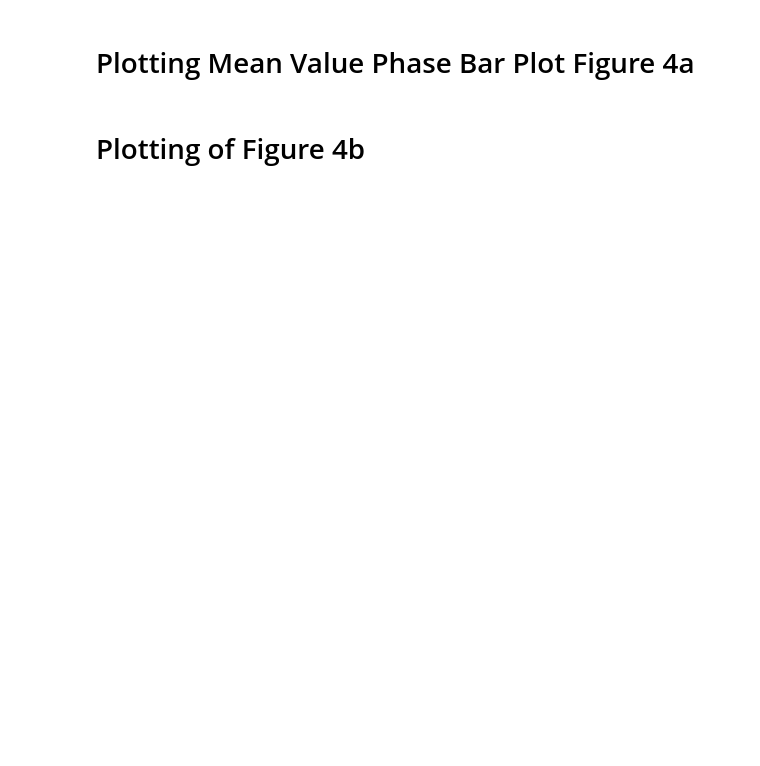
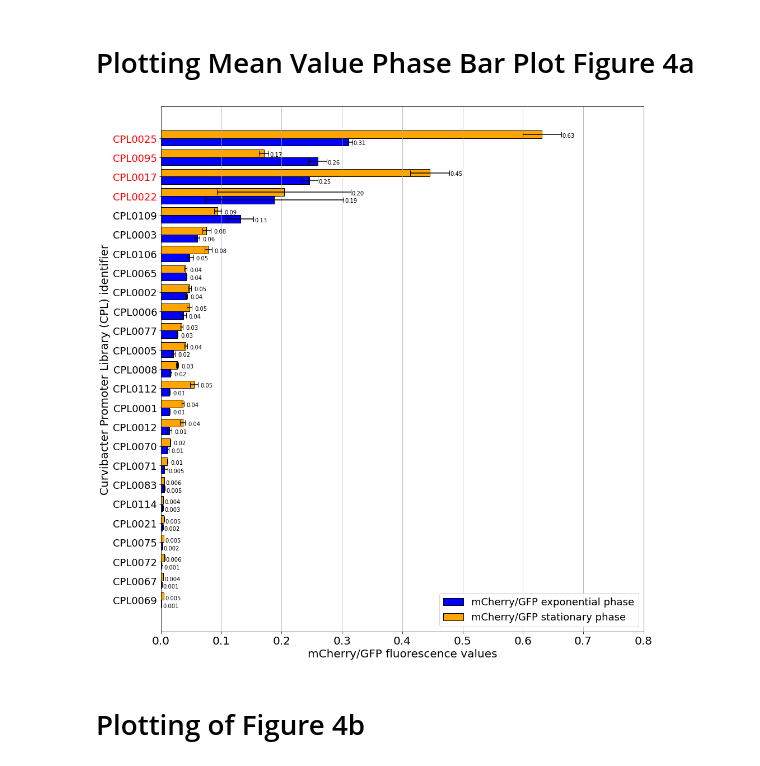
Before and after one commit to Kanomble/curvibacter_promotor_studies, a Jupyter notebook: scripts/promotor_project_curvibacter.ipynb, the cells around one changed output. Saved outputs shown, nothing was run; the diff lists cells and outputs as text; code cells hidden in the pictures; blank space fills up the shorter version.

```diff
--- a/scripts/promotor_project_curvibacter.ipynb
+++ b/scripts/promotor_project_curvibacter.ipynb
@@ -505,6 +534,7 @@ def plot_content(df:pd.DataFrame, save_path:str):
         savep = save_path + cont + "_red_vs_green_sm_outlier_removed.png"
         plot_red_vs_green(cont,time, smoothed_red_vs_green,index_exp, index_stat, savep)
 
+
         min_val.append(min(smoothed_red_vs_green))
         max_val.append(max(smoothed_red_vs_green))
         exp_phase.append(red_vs_green[index_exp])
@@ -518,6 +548,9 @@ def plot_content(df:pd.DataFrame, save_path:str):
         vline_color = "red"
         savep = save_path + "combined_od_red_vs_green_" + cont + ".png"
         plot_combined_od_red_vs_green_plot(df,cont,od_color,rfp_gfp_color,vline_color, savep)
+        savep = save_path + "combined_log2_od_red_vs_green_" + cont + ".png"
+        plot_combined_log2_od_red_vs_green_plot(df,cont,od_color,rfp_gfp_color,vline_color, savep)
+
 
     savep = save_path + "local_maxima.png"
     plot_bar(max_val, content, savep, "Local maxima of RFP/GFP")
@@ -1326,7 +1932,7 @@ def get_closest_color_name(rgba_color):
 
 
 '''
-plot_phase_bar_plot
+plot_phase_bar_plot_mean
 
     Function for plotting the sorted stationary and exponential growth phase RFP/GFP values.
 
@@ -1342,8 +1948,7 @@ plot_phase_bar_plot
     :returns returncode
         :type int
 '''
-def plot_phase_bar_plot_mean(content:list,stat_phase:list,exp_phase:list,std_stat:list,std_exp:list,savep:str, xlim=1,
-                        legend_position="best", fsize=15, fsize_text=8, fig_size=(14,10)):
+def plot_phase_bar_plot_mean(content:list,stat_phase:list,exp_phase:list,std_stat:list,std_exp:list,savep:str, xlimit=0.8,legend_position="best", fsize=15, fsize_text=8, fig_size=(14,10)):
 
     try:
         if len(content) == len(stat_phase) == len(exp_phase):
@@ -1351,8 +1956,8 @@ def plot_phase_bar_plot_mean(content:list,stat_phase:list,exp_phase:list,std_sta
             ind = np.arange(len(content))
 
             plt.figure(figsize=fig_size)
-            bar1 = plt.barh(ind, exp_phase, width,xerr=std_exp,capsize=5, label="RFP/GFP exponential phase", color="blue", edgecolor="black")
-            bar2 = plt.barh(ind + width, stat_phase,width, xerr=std_stat,capsize=5, label="RFP/GFP stationary phase", color="orange", edgecolor="black")
+            bar1 = plt.barh(ind, exp_phase, width,xerr=std_exp,capsize=5, label="mCherry/GFP exponential phase", color="blue", edgecolor="black")
+            bar2 = plt.barh(ind + width, stat_phase,width, xerr=std_stat,capsize=5, label="mCherry/GFP stationary phase", color="orange", edgecolor="black")
 
 
             std_list = std_exp + std_stat
@@ -1387,13 +1992,13 @@ def plot_phase_bar_plot_mean(content:list,stat_phase:list,exp_phase:list,std_sta
                             plt.text(rect.get_width() + 0.015 + std_list[index], rect.get_y() - 0.05, f'{np.abs(rect.get_width()):.3f}', ha='center', va='bottom', fontsize=fsize_text)
 
 
-            plt.xlabel("RFP/GFP fluorescence values", fontsize=fsize)
+            plt.xlabel("mCherry/GFP fluorescence values", fontsize=fsize)
             plt.ylabel("Curvibacter Promoter Library (CPL) identifier", fontsize=fsize)
             # plt.title("Comparison of CPL-promoter constructs in exponentially and stationary growth phases")
             plt.yticks(ind + width / 2, content, fontsize=fsize-2 )
             plt.xticks(fontsize=20)
             plt.legend(loc=legend_position, fontsize=fsize-2)
-            plt.xlim(0,xlim)
+            plt.xlim(0,xlimit)
             plt.grid(axis="x")
 
             ax = plt.gca()
@@ -1420,7 +2025,9 @@ def plot_phase_bar_plot_mean(content:list,stat_phase:list,exp_phase:list,std_sta
 # %%
 save_path = "../results/"
 savep = save_path + "exponential_phase_mean_values_sorted_with_errorbars.png"
-label = plot_phase_bar_plot(sorted_cont,sorted_stat_phase, sorted_exp_phase, sorted_std_stat,sorted_std_exp, savep, xlim=0.8, legend_position="lower right", fsize=20, fsize_text=10, fig_size=(14,14))
+label = plot_phase_bar_plot_mean(sorted_cont,sorted_stat_phase, sorted_exp_phase, sorted_std_stat,sorted_std_exp, savep, xlimit=0.8, legend_position="lower right", fsize=20, fsize_text=10, fig_size=(14,14))
+# %% [output]
+[figure, added]
 # %% [markdown]
 # Plotting of Figure 4b
 # %%
```
Also changed, not shown: parts of 65 cells of this notebook.
